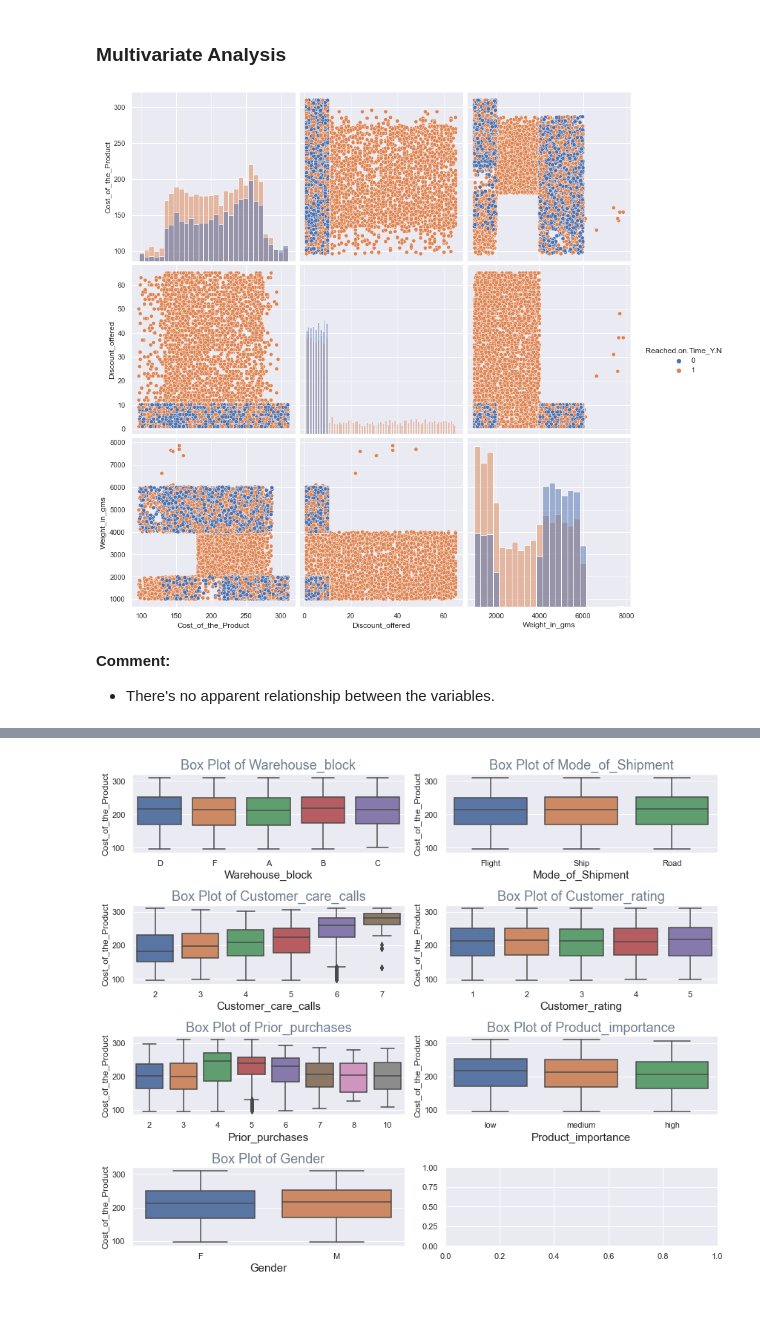
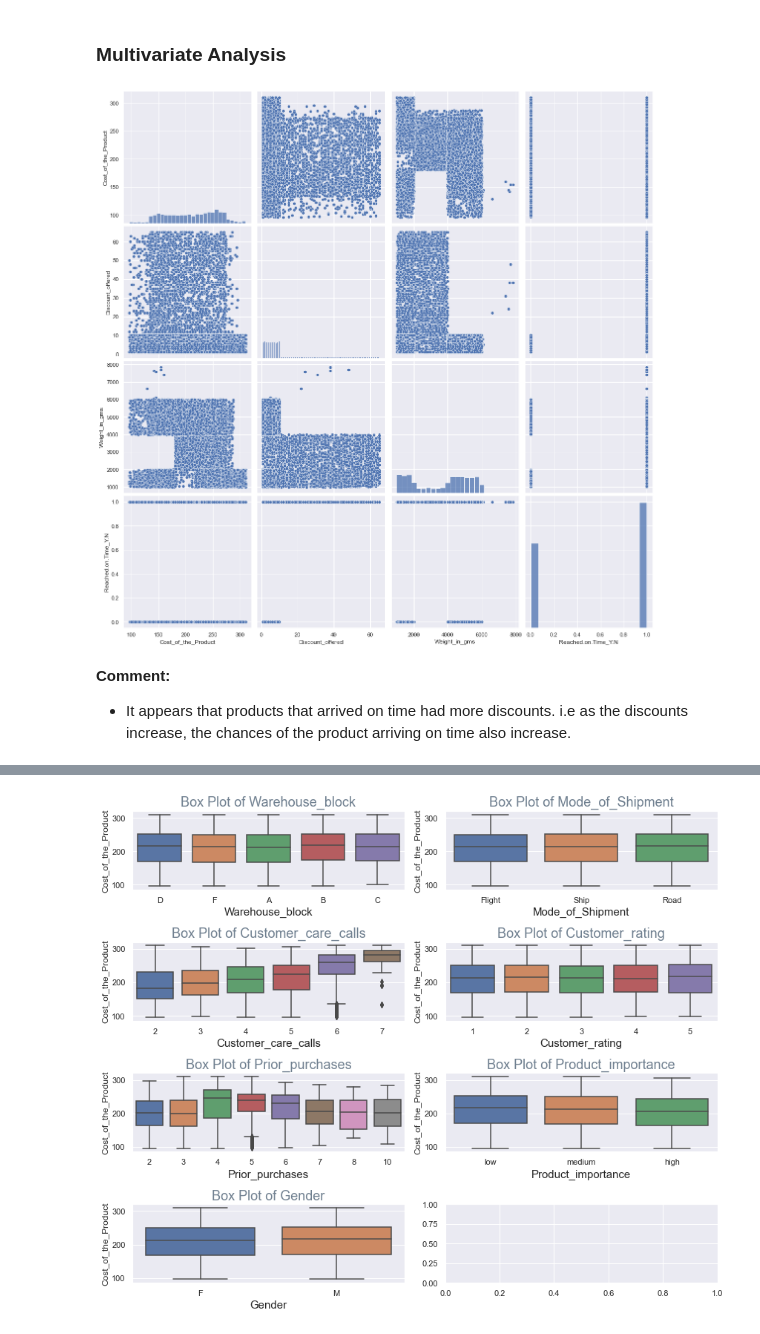
Before and after one commit to chineidu/Assignments, a Jupyter notebook: Task_wk4.ipynb, the cells around one changed output, grey strips where cells are left out. Cells and saved outputs as stored; diff of their text form; code cells hidden in the pictures; blank space fills up the shorter version.

```diff
--- a/Task_wk4.ipynb
+++ b/Task_wk4.ipynb
@@ -280,13 +280,13 @@ plt.show()
 # %% [markdown]
 ### Multivariate Analysis
 # %%
-sns.pairplot(data=dframe1[num_cols], hue='Reached.on.Time_Y.N', diag_kind='hist', height=4)
+sns.pairplot(data=dframe1[num_cols], diag_kind='hist', height=4)
 plt.show()
 # %% [output]
-[figure, old version]
+[figure, new version]
-# %% [markdown]
-**Comment:**
-* There's no apparent relationship between the variables.
+# %% [markdown]
+**Comment:**
+* It appears that products that arrived on time had more discounts. i.e as the discounts increase, the chances of the product arriving on time also increase.
 # %%
 dframe1.head()
 # %% [output]
```
Also changed, not shown: parts of 10 cells of this notebook.
